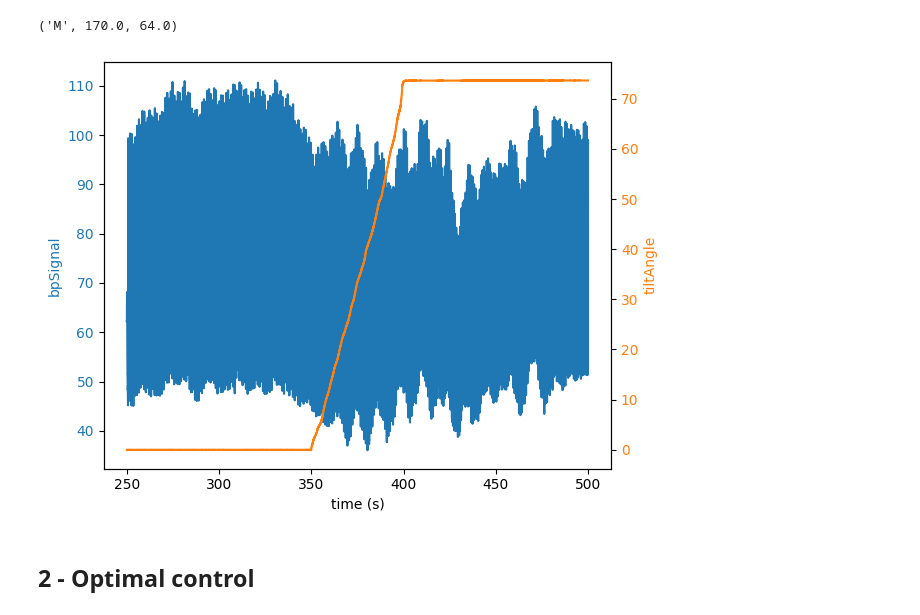
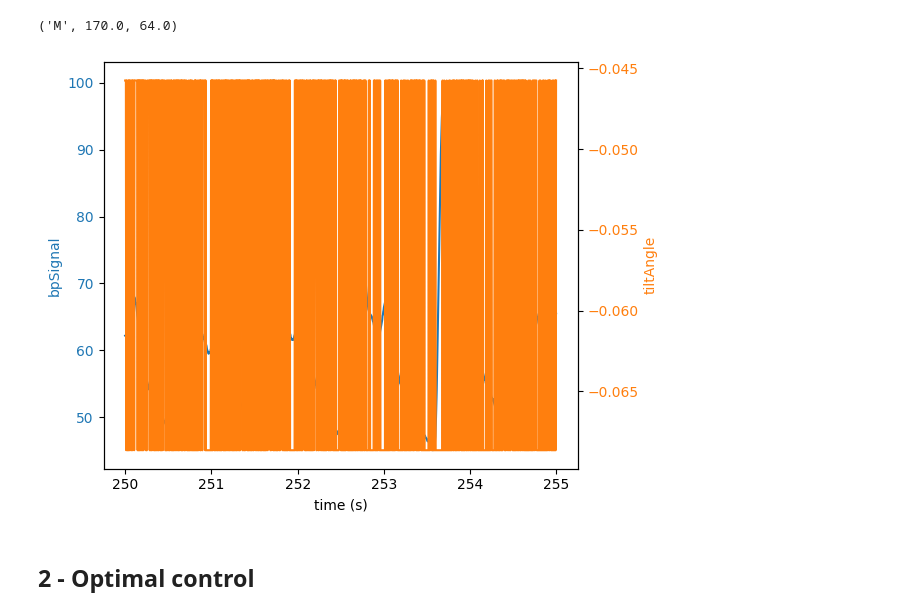
Before and after one commit to sabrinaliu/AA203-CV-OC, a Jupyter notebook: visualizeData.ipynb, the cells around one changed output. Drawn from its saved outputs; the diff is of its cells as text; code cells hidden in the pictures.

```diff
--- a/visualizeData.ipynb
+++ b/visualizeData.ipynb
@@ -40,32 +37,32 @@ sex, height, weight
 ('M', 170.0, 64.0)
 # %%
 startTime = 250 # in seconds
-endTime = 500 # in seconds
+endTime = 255 # in seconds
 
 startIdx = startTime * fs
 endIdx = endTime * fs
 
 bpSignal = bpRaw[startIdx:endIdx]
 tiltAngle = tiltAngleRaw[startIdx:endIdx]
 timeWindow = time[startIdx:endIdx]
 
 fig, ax1 = plt.subplots()
 color = 'tab:blue'
 ax1.set_xlabel('time (s)')
 ax1.set_ylabel('bpSignal', color=color)
 ax1.plot(timeWindow, bpSignal, color=color)
 ax1.tick_params(axis='y', labelcolor=color)
 
 ax2 = ax1.twinx()
 color = 'tab:orange'
 ax2.set_ylabel('tiltAngle', color=color)
 ax2.plot(timeWindow, tiltAngle, color=color)
 ax2.tick_params(axis='y', labelcolor=color)
 
 fig.tight_layout()
 plt.show()
 # %% [output]
-[figure, old version]
+[figure, new version]
 # %% [markdown]
 ## 2 - Optimal control
 # %%
```
Also changed, not shown: parts of 5 cells of this notebook, 1 other file.
